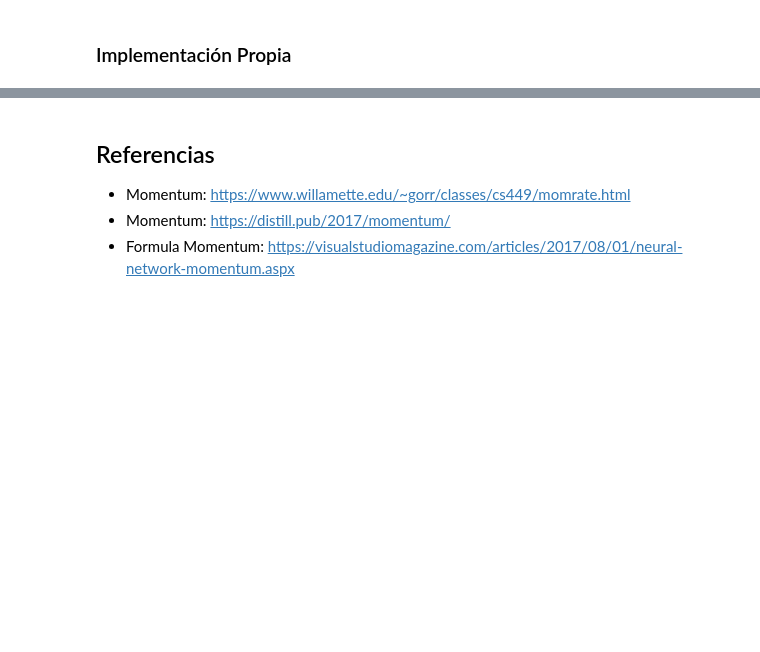
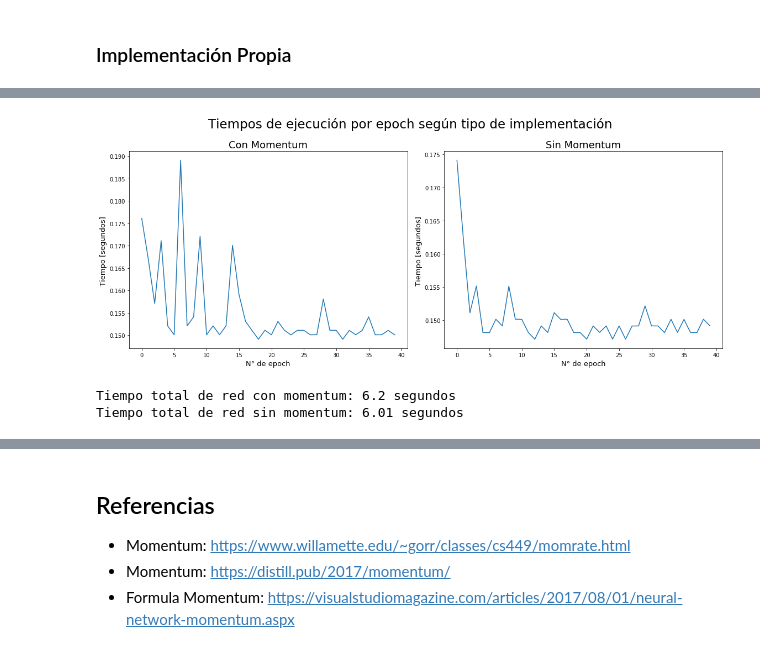
Before and after one commit to nachotp/Tarea0-INF395, a Jupyter notebook: Tarea-0-Felipe.ipynb, the cells around one changed output, grey strips where cells are left out. Cells and saved outputs as stored; diff of their text form; code cells hidden in the pictures; blank space fills up the shorter version.

```diff
--- a/Tarea-0-Felipe.ipynb
+++ b/Tarea-0-Felipe.ipynb
@@ -803 +1011,26 @@ donde $\frac{\partial E }{\partial W_k}$ representa a la variación del costo co
+# %%
+plt.figure(1, figsize=(16,6))
+plt.suptitle("Tiempos de ejecución por epoch según tipo de implementación \n \n", fontsize=23, y=1.07)
+
+plt.subplot(121)
+plt.title("Con Momentum",fontsize=18)
+plt.plot(range(len(tiempo_sc_m)), tiempo_sc_m)
+plt.ylabel('Tiempo [segundos] ', fontsize=13)
+plt.xlabel('N° de epoch', fontsize=13)
+
+plt.subplot(122)
+plt.title("Sin Momentum",fontsize=18)
+plt.plot(range(len(tiempo_sc)), tiempo_sc)
+plt.ylabel('Tiempo [segundos] ', fontsize=13)
+plt.xlabel('N° de epoch', fontsize=13)
+
+plt.tight_layout()
+plt.show()
+
+print("Tiempo total de red con momentum: "+str(round(sum(tiempo_sc_m),2))+" segundos")
+print("Tiempo total de red sin momentum: "+str(round(sum(tiempo_sc),2))+" segundos")
+# %% [output]
+[figure, added]
+Tiempo total de red con momentum: 6.2 segundos
+Tiempo total de red sin momentum: 6.01 segundos
 # %% [markdown]
```
Also changed, not shown: parts of 47 cells of this notebook.
